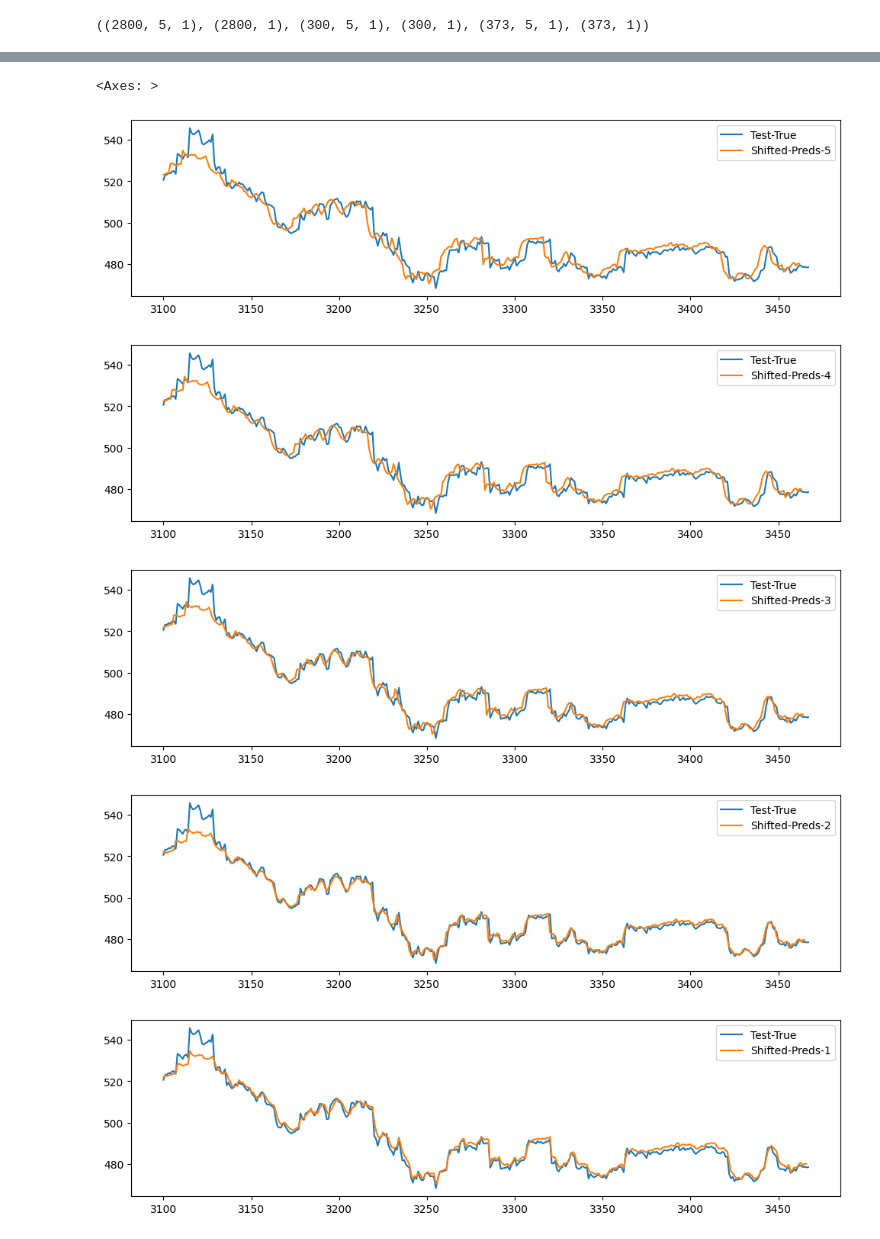
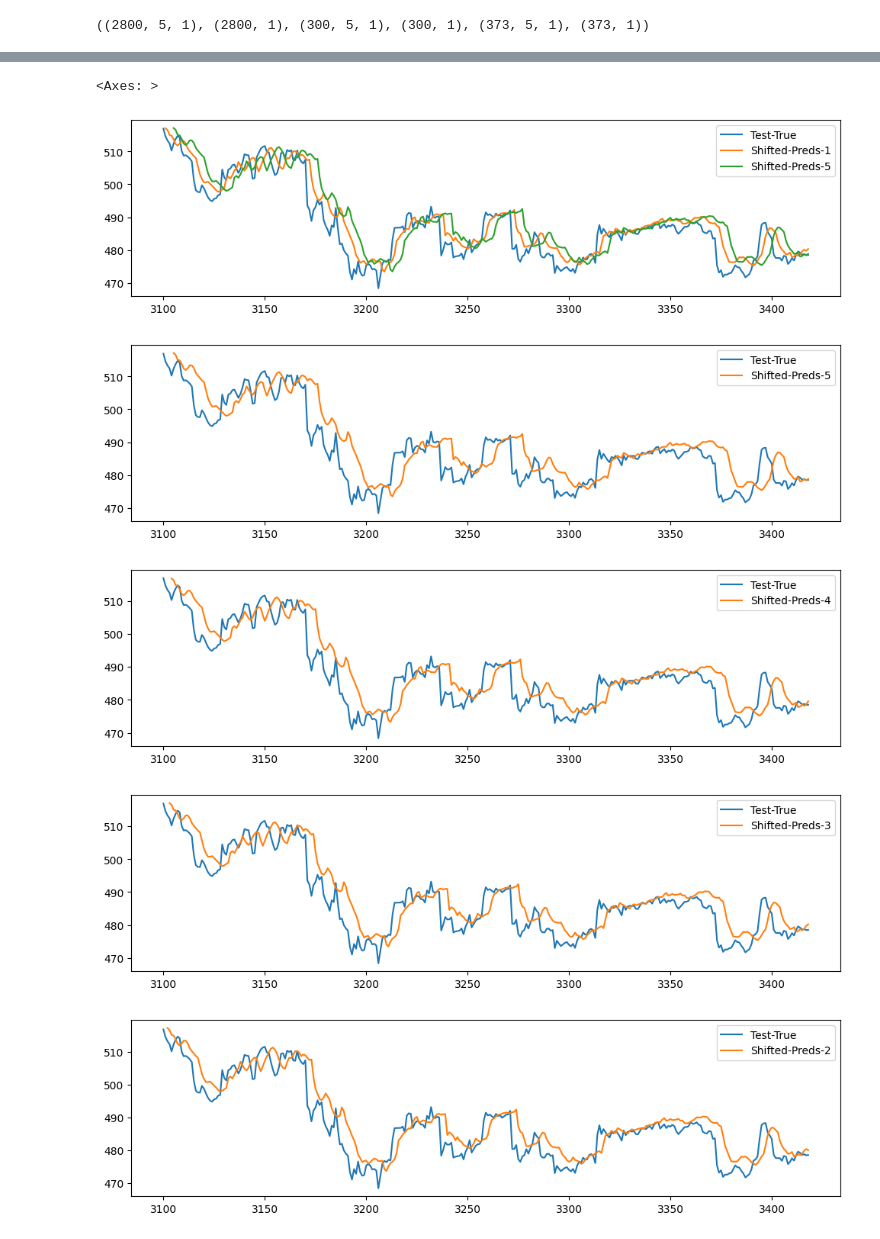
Before and after one commit to noah-frank/LSTMStockModel, a Jupyter notebook: nbs/Create_Data_Mutli_Target.ipynb, the cells around one changed output, grey strips where cells are left out. Cells and saved outputs as stored; diff of their text form; code cells hidden in the pictures.

```diff
--- a/nbs/Create_Data_Mutli_Target.ipynb
+++ b/nbs/Create_Data_Mutli_Target.ipynb
@@ -22,0 +19,10 @@ array(['MSFT'], dtype=object)
+# %%
+df["ATR"] = ta.atr(df.High, df.Low, df.Close)
+df["EMA14"] = ta.ema(df.Close, length=14)
+df["EMA28"] = ta.ema(df.Close, length=50)
+df[["Bollinger Low", "Bollinger Mid", "Bollinger High"]] = ta.bbands(df.Close)[["BBL_5_2.0_2.0", "BBM_5_2.0_2.0", "BBU_5_2.0_2.0"]]
+df["AO"] = ta.ao(df.High, df.Low)
+
+df = df.dropna()
+
+df
@@ -23,5 +43,6 @@ array(['MSFT'], dtype=object)
 # %%
-df = df[["Datetime", "Open", "High", "Low", "Close", "Volume"]]
+# df = df[["Datetime", "Open", "High", "Low", "Close", "Volume"]]
+df = df.drop(columns=["Ticker","InsertTime"])
 df["Datetime"] = pd.to_datetime(df["Datetime"])
 df = df.set_index("Datetime")
 df.head()
@@ -68,7 +81,7 @@ def create_window(predictors, labels, window_size=5):
 
 
     for i in range(len(df_np) - (2*window_size)):
-        row = np.array([[a] for a in df_np[i:i+window_size]]).reshape(window_size, 5) # Does [[a] [b] [c]...]
+        row = np.array([[a] for a in df_np[i:i+window_size]]).reshape(window_size, predictors.shape[1]) # Does [[a] [b] [c]...]
         label = [label for label in labels[i+window_size:i+(2*window_size)]]
 
         X.append(row)
@@ -243,19 +266,21 @@ graph_df.iloc[3200:, :].plot()
 # %%
-graph_df["Shifted-Preds-1"] = graph_df["Test-Preds-1"].shift(-1)
-graph_df["Shifted-Preds-2"] = graph_df["Test-Preds-2"].shift(-2)
-graph_df["Shifted-Preds-3"] = graph_df["Test-Preds-3"].shift(-3)
-graph_df["Shifted-Preds-4"] = graph_df["Test-Preds-4"].shift(-4)
-graph_df["Shifted-Preds-5"] = graph_df["Test-Preds-5"].shift(-5)
+graph_df["Shifted-Preds-1"] = graph_df["Test-Preds-1"].shift(1)
+graph_df["Shifted-Preds-2"] = graph_df["Test-Preds-2"].shift(2)
+graph_df["Shifted-Preds-3"] = graph_df["Test-Preds-3"].shift(3)
+graph_df["Shifted-Preds-4"] = graph_df["Test-Preds-4"].shift(4)
+graph_df["Shifted-Preds-5"] = graph_df["Test-Preds-5"].shift(5)
+
+graph_df[["Test-True", "Shifted-Preds-1", "Shifted-Preds-5"]].iloc[train_size+val_size:].plot(figsize=(12, 3))
 
 graph_df[["Test-True", "Shifted-Preds-5"]].iloc[train_size+val_size:].plot(figsize=(12, 3))
 graph_df[["Test-True", "Shifted-Preds-4"]].iloc[train_size+val_size:].plot(figsize=(12, 3))
 graph_df[["Test-True", "Shifted-Preds-3"]].iloc[train_size+val_size:].plot(figsize=(12, 3))
 graph_df[["Test-True", "Shifted-Preds-2"]].iloc[train_size+val_size:].plot(figsize=(12, 3))
 graph_df[["Test-True", "Shifted-Preds-1"]].iloc[train_size+val_size:].plot(figsize=(12, 3))
 # %% [output]
 <Axes: >
-[figure, old version]
+[figure, new version]
-[figure, old version]
+[figure, new version]
-[figure, old version]
+[figure, new version]
-[figure, old version]
+[figure, new version]
-[figure, old version]
+[figure, new version]
```
Also changed, not shown: parts of 15 cells of this notebook, 1 other file.
